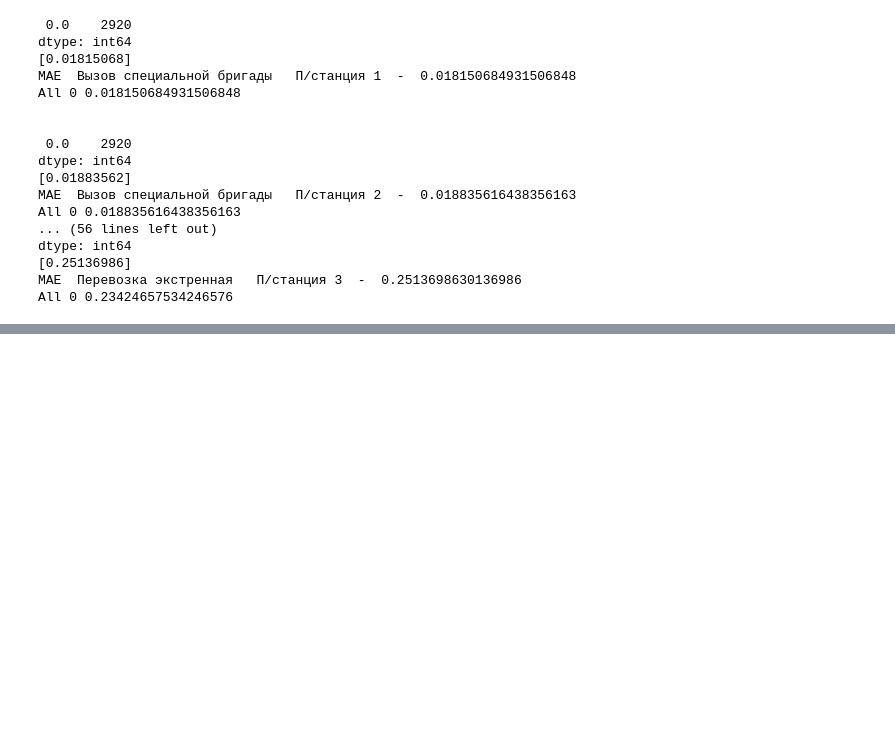
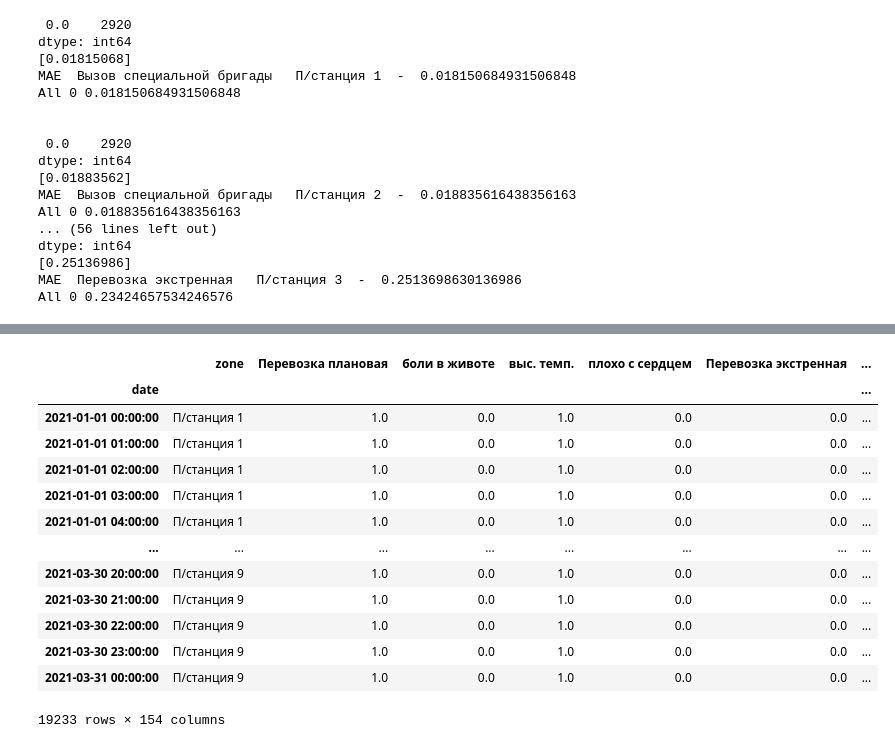
Before and after one commit to Siella/ambulance_crews, a Jupyter notebook: modeling/ICL_Modeling.ipynb, the cells around one changed output, grey strips where cells are left out. Drawn from its saved outputs; the diff is of its cells as text; code cells hidden in the pictures; blank space fills up the shorter version.

Commit message:
compose submission

```diff
--- a/modeling/ICL_Modeling.ipynb
+++ b/modeling/ICL_Modeling.ipynb
@@ -291,0 +319,5 @@ def predict_1_step(cut_df, column_name, station, lag_length, model):
+# %%
+PATH = input()
+
+with open(PATH) as f:
+    cols_to_null = f.read().splitlines()
@@ -291,0 +326,35 @@ def predict_1_step(cut_df, column_name, station, lag_length, model):
+# %%
+zones = sorted(df['zone'].unique())
+# test date range
+date = pd.date_range('2021.01.01', '2021.03.31', freq='1h')
+submission = pd.DataFrame()
+
+for zone in zones:
+    df_station_test = pd.DataFrame(index=date)
+    df_station_test['zone'] = zone # !! fixed station order
+    for p in cols:
+        if p not in cols_to_null:
+            file = glob(p+'_*'+zone[-1]+'*')[0]
+            data = pd.read_csv(file, header=0)
+            data['date'] = pd.to_datetime(data['date'])
+            data = data[data.date >= pd.to_datetime('20210101')][['date', p]].set_index('date')
+            df_station_test = pd.merge(df_station_test, data,  how='left', right_on = ['date'], left_index=True)
+        else:
+            df_station_test[p] = 0
+    submission = submission.append(df_station_test)
+submission.round()
+# %% [output]
+|  | zone | Перевозка плановая | боли в животе | выс. темп. | плохо с сердцем | Перевозка экстренная | ... |
+| date |  |  |  |  |  |  | ... |
+| 2021-01-01 00:00:00 | П/станция 1 | 1.0 | 0.0 | 1.0 | 0.0 | 0.0 | ... |
+| 2021-01-01 01:00:00 | П/станция 1 | 1.0 | 0.0 | 1.0 | 0.0 | 0.0 | ... |
+| 2021-01-01 02:00:00 | П/станция 1 | 1.0 | 0.0 | 1.0 | 0.0 | 0.0 | ... |
+| 2021-01-01 03:00:00 | П/станция 1 | 1.0 | 0.0 | 1.0 | 0.0 | 0.0 | ... |
+| 2021-01-01 04:00:00 | П/станция 1 | 1.0 | 0.0 | 1.0 | 0.0 | 0.0 | ... |
+| ... | ... | ... | ... | ... | ... | ... | ... |
+| 2021-03-30 20:00:00 | П/станция 9 | 1.0 | 0.0 | 1.0 | 0.0 | 0.0 | ... |
+| 2021-03-30 21:00:00 | П/станция 9 | 1.0 | 0.0 | 1.0 | 0.0 | 0.0 | ... |
+| 2021-03-30 22:00:00 | П/станция 9 | 1.0 | 0.0 | 1.0 | 0.0 | 0.0 | ... |
+| 2021-03-30 23:00:00 | П/станция 9 | 1.0 | 0.0 | 1.0 | 0.0 | 0.0 | ... |
+| 2021-03-31 00:00:00 | П/станция 9 | 1.0 | 0.0 | 1.0 | 0.0 | 0.0 | ... |
+19233 rows × 154 columns
```
Also changed, not shown: parts of 4 cells of this notebook.
